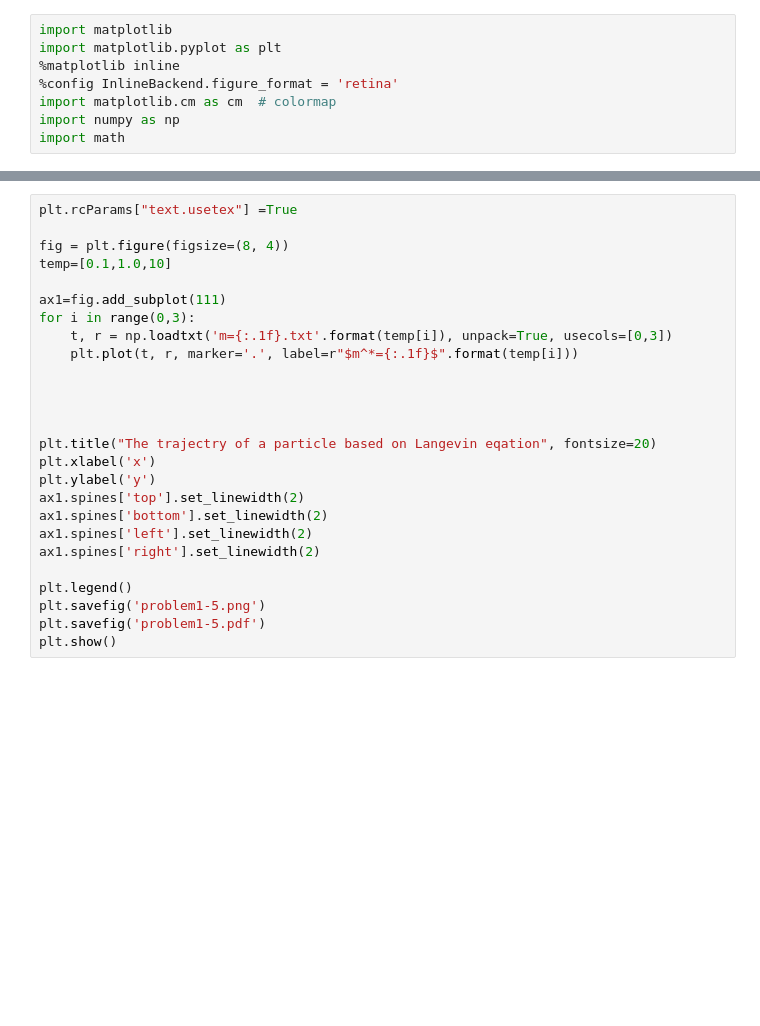
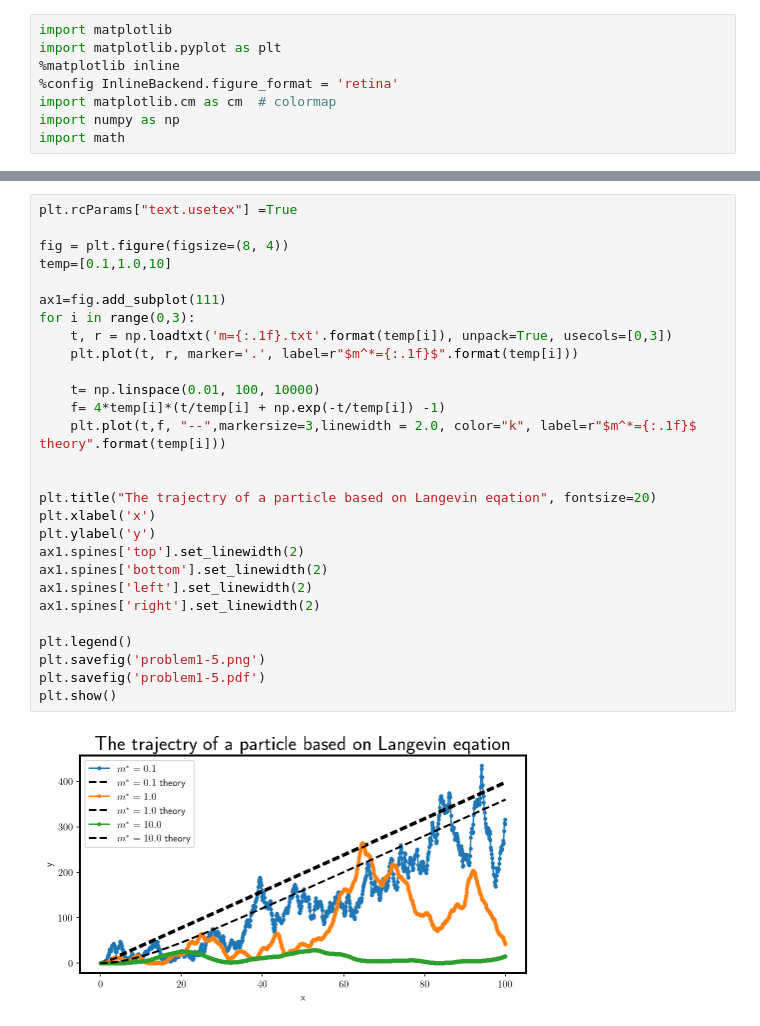
Before and after one commit to vantelindome/2022-simulation-training, a Jupyter notebook: final_report/problem_1/problem1.ipynb, the cells around one changed output, grey strips where cells are left out. Saved outputs shown, nothing was run; the diff lists cells and outputs as text; blank space fills up the shorter version.

```diff
--- a/final_report/problem_1/problem1.ipynb
+++ b/final_report/problem_1/problem1.ipynb
@@ -35,26 +35,30 @@ plt.show()
 # %%
 plt.rcParams["text.usetex"] =True
 
 fig = plt.figure(figsize=(8, 4))
 temp=[0.1,1.0,10]
 
 ax1=fig.add_subplot(111)
 for i in range(0,3):
     t, r = np.loadtxt('m={:.1f}.txt'.format(temp[i]), unpack=True, usecols=[0,3])
     plt.plot(t, r, marker='.', label=r"$m^*={:.1f}$".format(temp[i]))
 
-
+    t= np.linspace(0.01, 100, 10000)
+    f= 4*temp[i]*(t/temp[i] + np.exp(-t/temp[i]) -1)
+    plt.plot(t,f, "--",markersize=3,linewidth = 2.0, color="k", label=r"$m^*={:.1f}$ theory".format(temp[i]))
 
 
 plt.title("The trajectry of a particle based on Langevin eqation", fontsize=20)
 plt.xlabel('x')
 plt.ylabel('y')
 ax1.spines['top'].set_linewidth(2)
 ax1.spines['bottom'].set_linewidth(2)
 ax1.spines['left'].set_linewidth(2)
 ax1.spines['right'].set_linewidth(2)
 
 plt.legend()
 plt.savefig('problem1-5.png')
 plt.savefig('problem1-5.pdf')
 plt.show()
+# %% [output]
+[figure, added]
```
Also changed, not shown: parts of 1 cell of this notebook, 1 other file.
